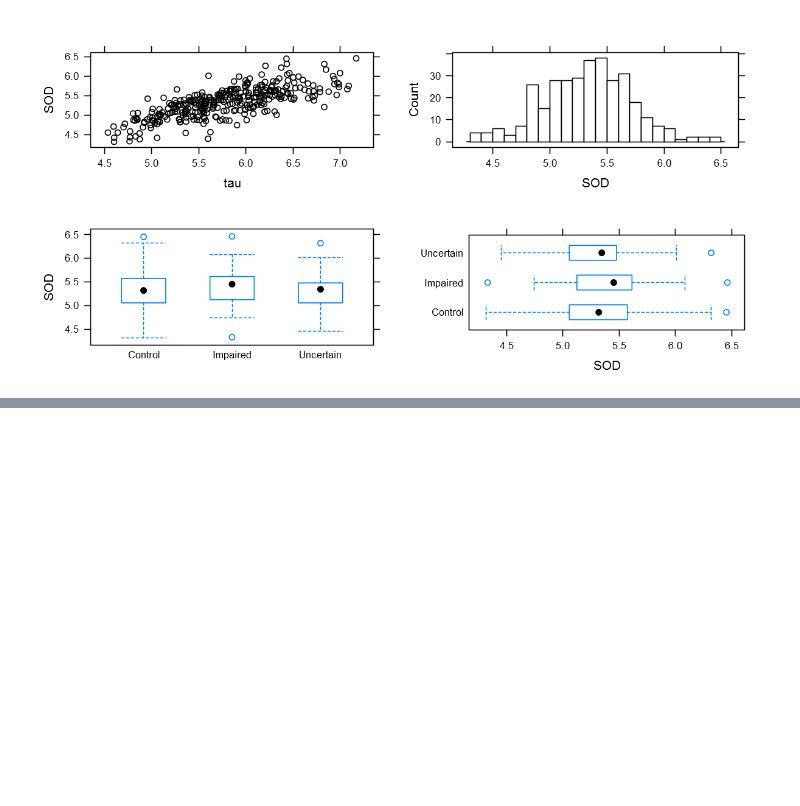
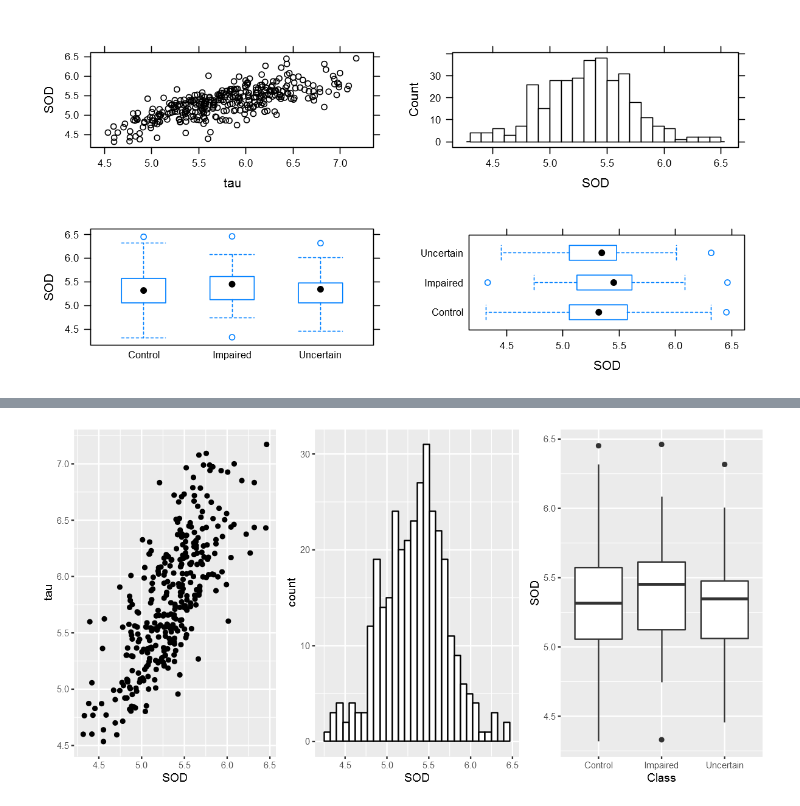
Before and after one commit to caixunbao/GitHubCXB, a Jupyter notebook: R/ggplot2/R语言数据可视化之美/第1章 R语言编程与绘图基础/001.图1-5-1 数据可视化基础.ipynb, the cells around one changed output, grey strips where cells are left out. Cells and saved outputs as stored; diff of their text form; code cells hidden in the pictures; blank space fills up the shorter version.

```diff
--- a/R/ggplot2/R语言数据可视化之美/第1章 R语言编程与绘图基础/001.图1-5-1 数据可视化基础.ipynb
+++ b/R/ggplot2/R语言数据可视化之美/第1章 R语言编程与绘图基础/001.图1-5-1 数据可视化基础.ipynb
@@ -57,0 +80,4 @@ grid.arrange(p1,p2,p3,p4,ncol=2)
+# %%
+grid.arrange(p1,p2,p3,nrow=1)
+# %% [output]
+[figure, added]
```
Also changed, not shown: parts of 5 cells of this notebook.
